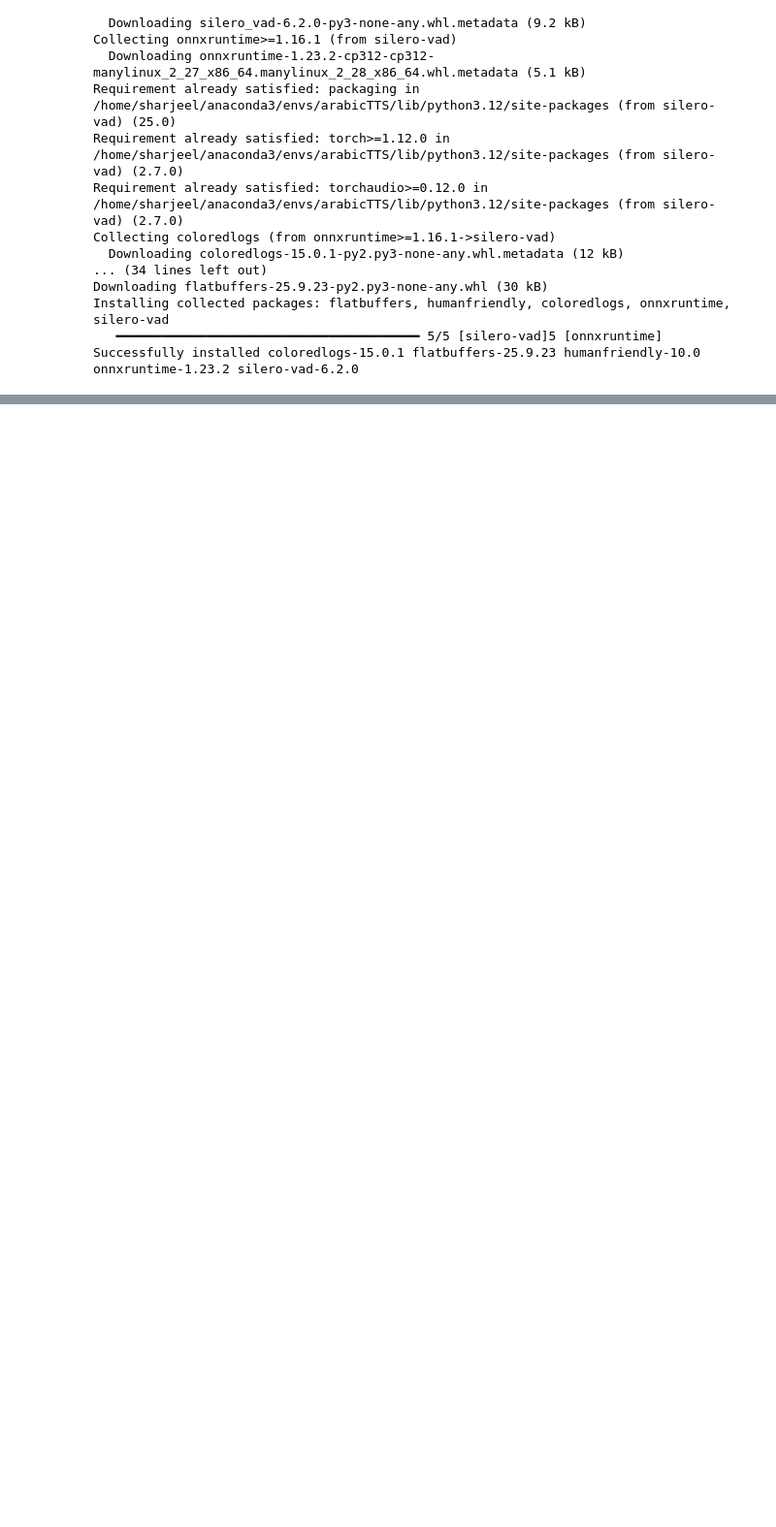
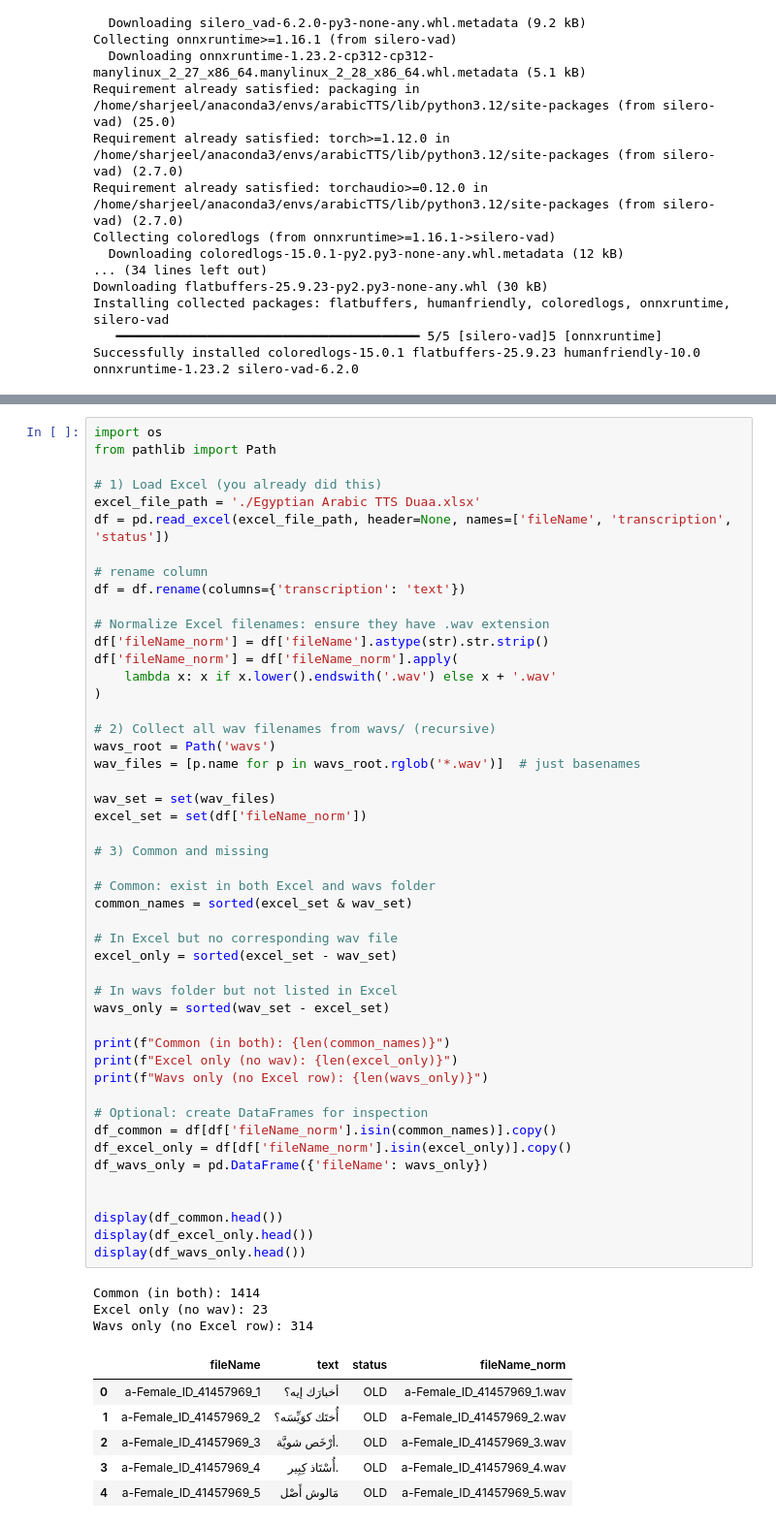
Before and after one commit to Rehan-Ahmad/remove-audio-silence, a Jupyter notebook: workData.ipynb, the cells around one changed output, grey strips where cells are left out. Shown: that part at 97% size. Drawn from its saved outputs; the diff is of its cells as text; blank space fills up the shorter version.

```diff
--- a/workData.ipynb
+++ b/workData.ipynb
@@ -40,0 +71,58 @@ ok          a-Female_ID_41457969_263.wav
+# %%
+import os
+from pathlib import Path
+
+# 1) Load Excel (you already did this)
+excel_file_path = './Egyptian Arabic TTS Duaa.xlsx'
+df = pd.read_excel(excel_file_path, header=None, names=['fileName', 'transcription', 'status'])
+
+# rename column
+df = df.rename(columns={'transcription': 'text'})
+
+# Normalize Excel filenames: ensure they have .wav extension
+df['fileName_norm'] = df['fileName'].astype(str).str.strip()
+df['fileName_norm'] = df['fileName_norm'].apply(
+    lambda x: x if x.lower().endswith('.wav') else x + '.wav'
+)
+
+# 2) Collect all wav filenames from wavs/ (recursive)
+wavs_root = Path('wavs')
+wav_files = [p.name for p in wavs_root.rglob('*.wav')]  # just basenames
+
+wav_set = set(wav_files)
+excel_set = set(df['fileName_norm'])
+
+# 3) Common and missing
+
+# Common: exist in both Excel and wavs folder
+common_names = sorted(excel_set & wav_set)
+
+# In Excel but no corresponding wav file
+excel_only = sorted(excel_set - wav_set)
+
+# In wavs folder but not listed in Excel
+wavs_only = sorted(wav_set - excel_set)
+
+print(f"Common (in both): {len(common_names)}")
+print(f"Excel only (no wav): {len(excel_only)}")
+print(f"Wavs only (no Excel row): {len(wavs_only)}")
+
+# Optional: create DataFrames for inspection
+df_common = df[df['fileName_norm'].isin(common_names)].copy()
+df_excel_only = df[df['fileName_norm'].isin(excel_only)].copy()
+df_wavs_only = pd.DataFrame({'fileName': wavs_only})
+
+
+display(df_common.head())
+display(df_excel_only.head())
+display(df_wavs_only.head())
+# %% [output]
+Common (in both): 1414
+Excel only (no wav): 23
+Wavs only (no Excel row): 314
+|  | fileName | text | status | fileName_norm |
+| 0 | a-Female_ID_41457969_1 | أخبارَك إيه؟ | OLD | a-Female_ID_41457969_1.wav |
+| 1 | a-Female_ID_41457969_2 | أُختَك كوَيِّسَه؟ | OLD | a-Female_ID_41457969_2.wav |
+| 2 | a-Female_ID_41457969_3 | أرْخَص شويَّة. | OLD | a-Female_ID_41457969_3.wav |
+| 3 | a-Female_ID_41457969_4 | أُسْتَاذ كِبِير. | OLD | a-Female_ID_41457969_4.wav |
+| 4 | a-Female_ID_41457969_5 | مَالوش أَصْل | OLD | a-Female_ID_41457969_5.wav |
```
Also changed, not shown: parts of 14 cells of this notebook, 3 other files.
